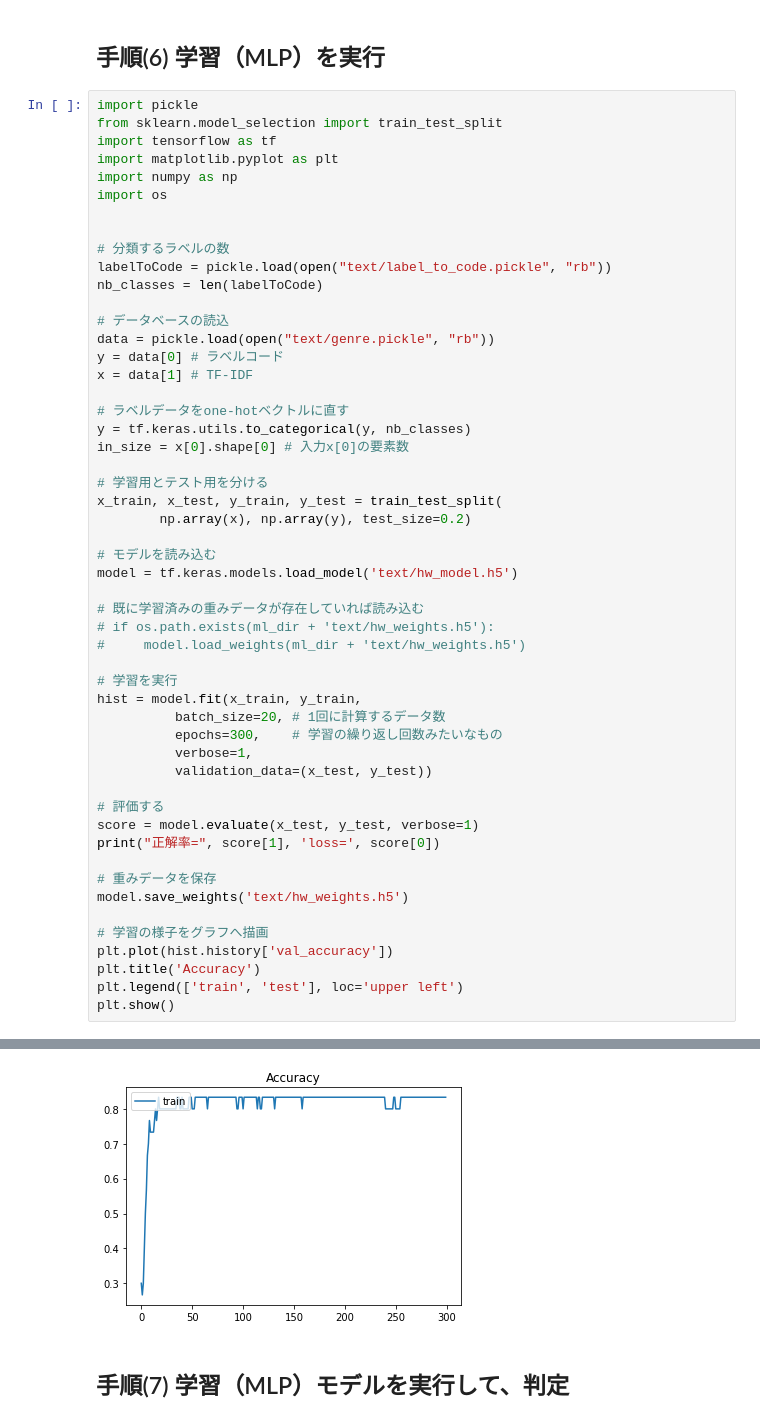
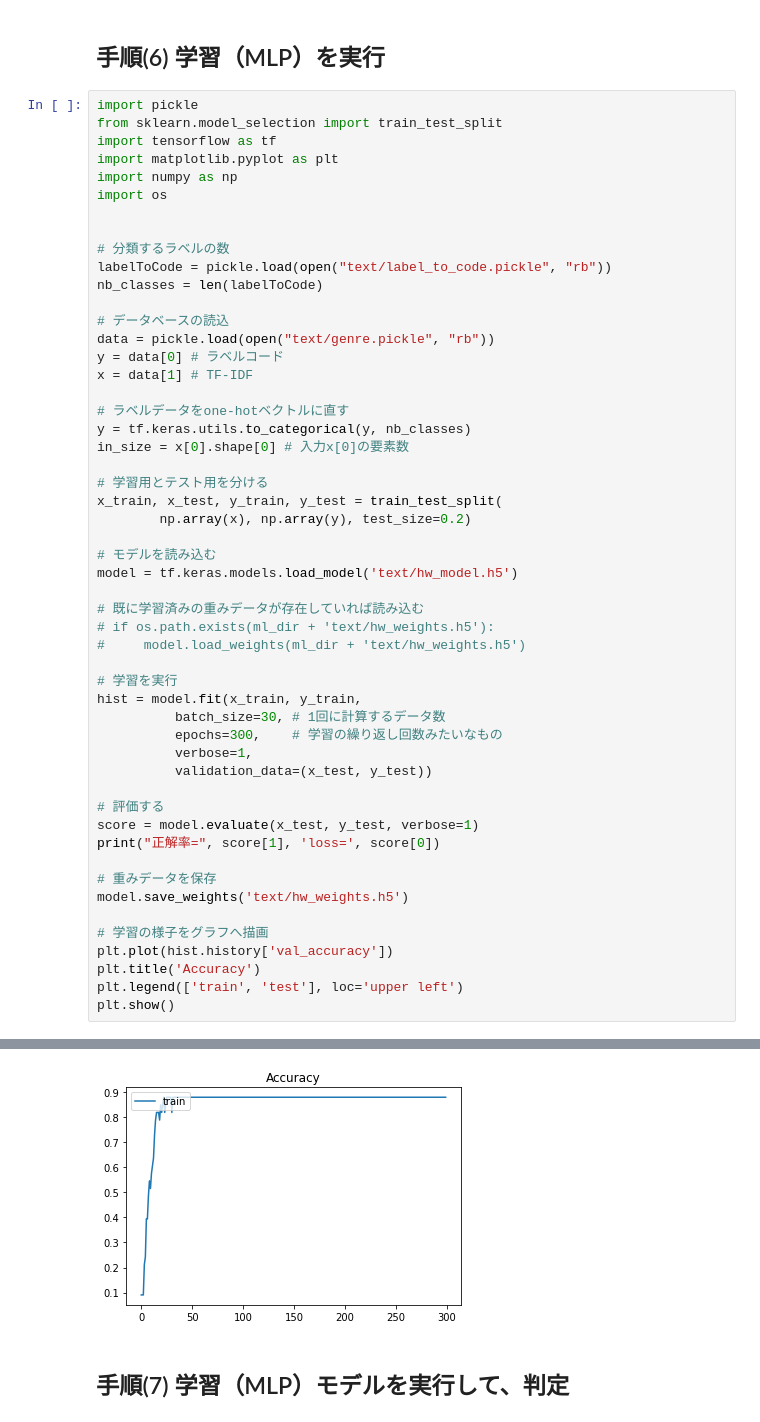
Before and after one commit to S-okubomy/colab1, a Jupyter notebook: colab_src/m_nango_studyForAi_2021.ipynb, the cells around one changed output, grey strips where cells are left out. Cells and saved outputs as stored; diff of their text form.

```diff
--- a/colab_src/m_nango_studyForAi_2021.ipynb
+++ b/colab_src/m_nango_studyForAi_2021.ipynb
@@ -237,7 +236,7 @@ model = tf.keras.models.load_model('text/hw_model.h5')
 
 # 学習を実行
 hist = model.fit(x_train, y_train,
-          batch_size=20, # 1回に計算するデータ数
+          batch_size=30, # 1回に計算するデータ数
           epochs=300,    # 学習の繰り返し回数みたいなもの
           verbose=1,
           validation_data=(x_test, y_test))
@@ -275,4 +274,4 @@ Epoch 300/300
-[figure, old version]
+[figure, new version]
 # %% [markdown]
 ## 手順(7)  学習（MLP）モデルを実行して、判定
 # %%
```
Also changed, not shown: parts of 9 cells of this notebook, 6 other files.
